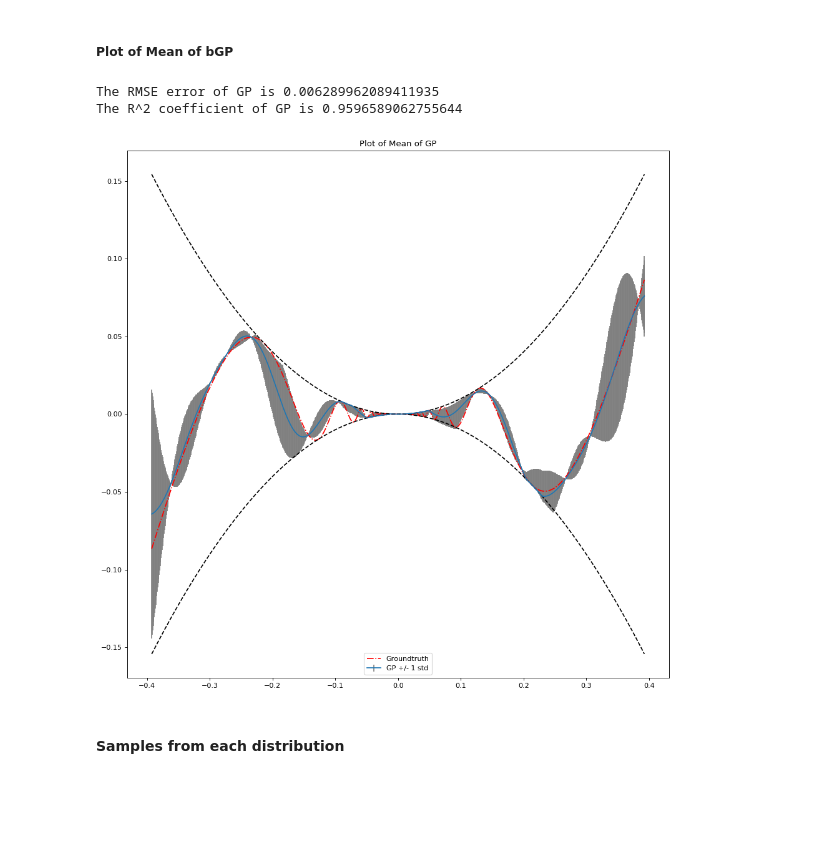
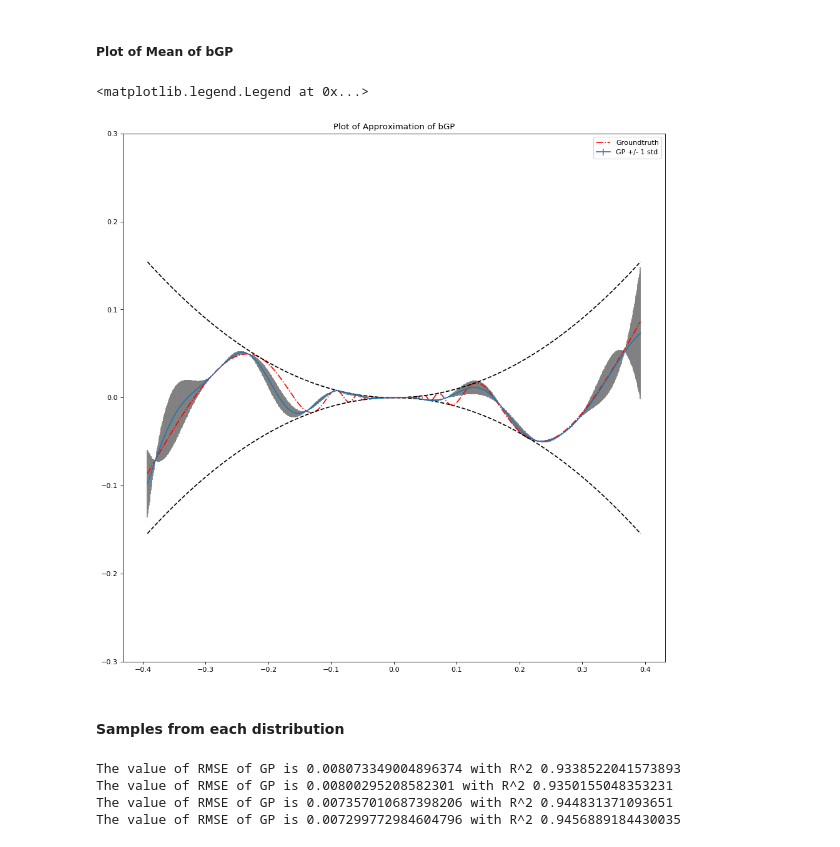
Before and after one commit to Andrewpensoneault/bounded_gp_regression, a Jupyter notebook: BoundedGaussianProcessRegressionProject.ipynb, the cells around one changed output. Saved outputs shown, nothing was run; the diff lists cells and outputs as text; code cells hidden in the pictures; blank space fills up the shorter version.

```diff
--- a/BoundedGaussianProcessRegressionProject.ipynb
+++ b/BoundedGaussianProcessRegressionProject.ipynb
@@ -204,7 +159,7 @@ def unboundsigma(X,Y,theta):
 def boundobjfunc(x,X,Y,left,right,cl,cu):
   N = X.shape[1]
   Kinv = makeKinv(X,x[0],x[1:])
-  diagKinv = makediagKinv(X,x[0],x[1:])
+  diagKinv = np.diag(np.diag(Kinv))
   diagKinvinv = linalg.inv(np.diag(np.diag(Kinv)))
   KinvY = Kinv @ Y
   innerg = (1/N)*((((np.transpose(Y) @ Kinv) @ diagKinvinv) @ Kinv) @ Y)
@@ -217,7 +172,7 @@ def boundobjfunc(x,X,Y,left,right,cl,cu):
     f = 0
     for i in range(0,N):
       xstar = X[:,i]
-      mugni = projmeangaussreg(X,Y,i,xstar,x[0],x[1:],left,right)
+      mugni = projmeangaussreg(X,Y,Kinv,i,xstar,x[0],x[1:],left,right)
       f = f + (Y[i]-mugni)**2
     f = f[0]
   return f
@@ -291,10 +248,10 @@ rightnorm = lambda x: right(x,Ymean,Ystd)
 x0b = np.append(sigma,theta)
 objb = lambda x: boundobjfunc(x,Xnorm,Ynorm,rightnorm,leftnorm,cl,cu)
 objb(x0b)
-bounds = [(0,15),(0,.5)]
+bounds = [(0,20),(0,.5)]
 
 solb = sp.optimize.differential_evolution(objb, bounds = bounds, popsize=100)
 thetb = solb.x[1]
 sigb = solb.x[0]
-print((sigb,thetb))
+print('sigma_b=',sigb,' theta_b=',thetb)
 # %% [output]
@@ -308,2 +269,6 @@ ybound = xtest**2
+# %%
+ytestb = Ystd*meangaussreg(xtestnorm,Ynorm,Xnorm,sigb,thetb) + Ymean
+ycovb = Ystd**2*covargaussreg(xtestnorm,Ynorm,Xnorm,sigb,thetb)
+yerrorb = np.sqrt(np.diag(ycovb))
 # %% [markdown]
 #####Plot of GP
@@ -369,7 +314,3 @@ The R^2 coefficient of GP is 0.9421134867381611
-# %%
-yerrorb = Ystd*np.sqrt(vargaussreg(xtestnorm,Ynorm,Xnorm,sigb,thetb))
-ytestb = Ystd*meangaussreg(xtestnorm,Ynorm,Xnorm,sigb,thetb) + Ymean
-ycovb = Ystd**2*covargaussreg(xtestnorm,Ynorm,Xnorm,sigb,thetb)
 # %% [markdown]
 #####Plot of bGP-I
 # %%
@@ -398,27 +332,20 @@ The R^2 coefficient of bGP-I is 0.9566375137080888
 # %%
 ytestbp = np.squeeze(ytestb)
 ytestbp = np.minimum(ybound,ytestbp)
 ytestbp = np.maximum(-ybound,ytestbp)
 yerrorb = np.squeeze(yerrorb)
 yerrorbp = np.zeros((2,nsamp))
 yerrorbp[1,:] = np.minimum(ybound-ytestup,yerrorb)
 yerrorbp[0,:] = np.minimum(ybound+ytestup,yerrorb)
 
 plt.figure(num=None, figsize=(14, 14), dpi=80, facecolor='w', edgecolor='k')
 plt.errorbar(xtest,ytestbp,yerrorbp,ecolor='grey',label='GP +/- 1 std')
 plt.plot(xtest,ytrue,'r-.',label='Groundtruth')
 plt.plot(xtest,ybound,'k--')
 plt.plot(xtest,-ybound,'k--',)
-plt.title('Plot of Mean of GP')
+plt.title('Plot of Approximation of bGP')
+plt.ylim([-.3,.3])
 plt.legend()
-sumsq = np.sum((ytrue-ytestbp)**2)
-RMSE = np.sqrt((1/nsamp)*sumsq)
-avgval = (1/nsamp)*np.sum(ytestbp)
-devsqr = np.sum((ytrue-avgval)**2)
-R2 = 1-sumsq/devsqr
-print("The RMSE error of GP is", RMSE)
-print("The R^2 coefficient of GP is", R2)
 # %% [output]
-The RMSE error of GP is 0.006289962089411935
-The R^2 coefficient of GP is 0.9596589062755644
+<matplotlib.legend.Legend at 0x...>
-[figure, old version]
+[figure, new version]
@@ -442,2 +352,50 @@ print("The R^2 coefficient of bGP-I is", R2)
 # %% [markdown]
 #### Samples from each distribution
+# %%
+yu = np.random.multivariate_normal(ytestu,ycovu,num_test_gp)
+yup = np.random.multivariate_normal(ytestu,ycovu,num_test_gp)
+yb = np.random.multivariate_normal(ytestb,ycovb,num_test_gp)
+ybp = np.random.multivariate_normal(ytestb,ycovb,num_test_gp)
+
+for i in range(0,num_test_gp):
+  yup[i,:] = np.minimum(yup[i,:],ybound)
+  yup[i,:] = np.maximum(yup[i,:],-ybound)
+
+for i in range(0,num_test_gp):
+  ybp[i,:] = np.minimum(ybp[i,:],ybound)
+  ybp[i,:] = np.maximum(ybp[i,:],-ybound)
+
+sumsq = np.sum((ytrue-ytestu)**2)
+RMSE1 = np.sqrt((1/nsamp)*sumsq)
+avgval = (1/nsamp)*np.sum(ytestu)
+devsqr = np.sum((ytrue-avgval)**2)
+R21 = 1-sumsq/devsqr
+
+sumsq = np.sum((ytrue-ytestup)**2)
+RMSE2 = np.sqrt((1/nsamp)*sumsq)
+avgval = (1/nsamp)*np.sum(ytestup)
+devsqr = np.sum((ytrue-avgval)**2)
+R22 = 1-sumsq/devsqr
+
+sumsq = np.sum((ytrue-ytestb)**2)
+RMSE3 = np.sqrt((1/nsamp)*sumsq)
+avgval = (1/nsamp)*np.sum(ytestb)
+devsqr = np.sum((ytrue-avgval)**2)
+R23 = 1-sumsq/devsqr
+
+sumsq = np.sum((ytrue-ytestbp)**2)
+RMSE4 = np.sqrt((1/nsamp)*sumsq)
+avgval = (1/nsamp)*np.sum(ytestbp)
+devsqr = np.sum((ytrue-avgval)**2)
+R24 = 1-sumsq/devsqr
+
+# Validation values
+print('The value of RMSE of GP is',RMSE1,'with R^2',R21)
+print('The value of RMSE of GP is',RMSE2,'with R^2',R22)
+print('The value of RMSE of GP is',RMSE3,'with R^2',R23)
+print('The value of RMSE of GP is',RMSE4,'with R^2',R24)
+# %% [output]
+The value of RMSE of GP is 0.008073349004896374 with R^2 0.9338522041573893
+The value of RMSE of GP is 0.00800295208582301 with R^2 0.9350155048353231
+The value of RMSE of GP is 0.007357010687398206 with R^2 0.944831371093651
+The value of RMSE of GP is 0.007299772984604796 with R^2 0.9456889184430035
```
Also changed, not shown: parts of 15 cells of this notebook.
